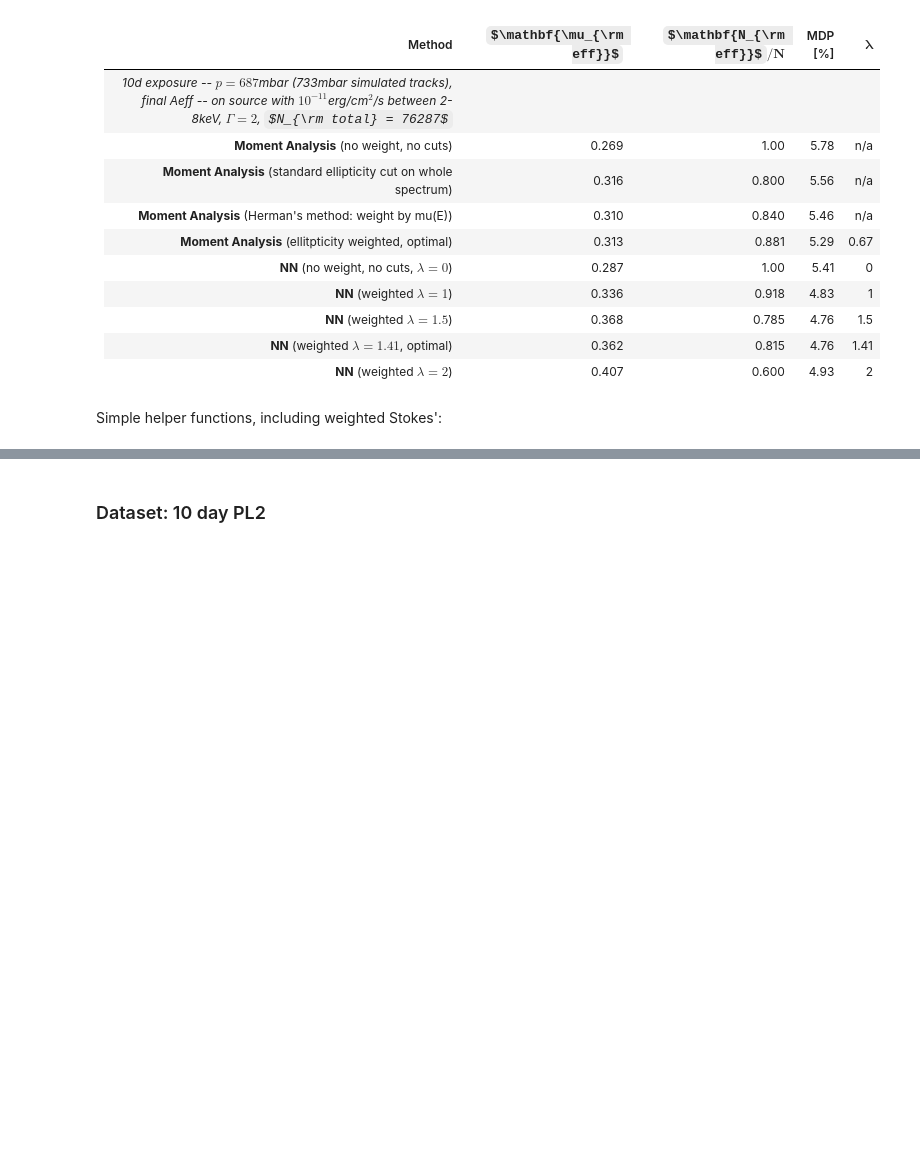
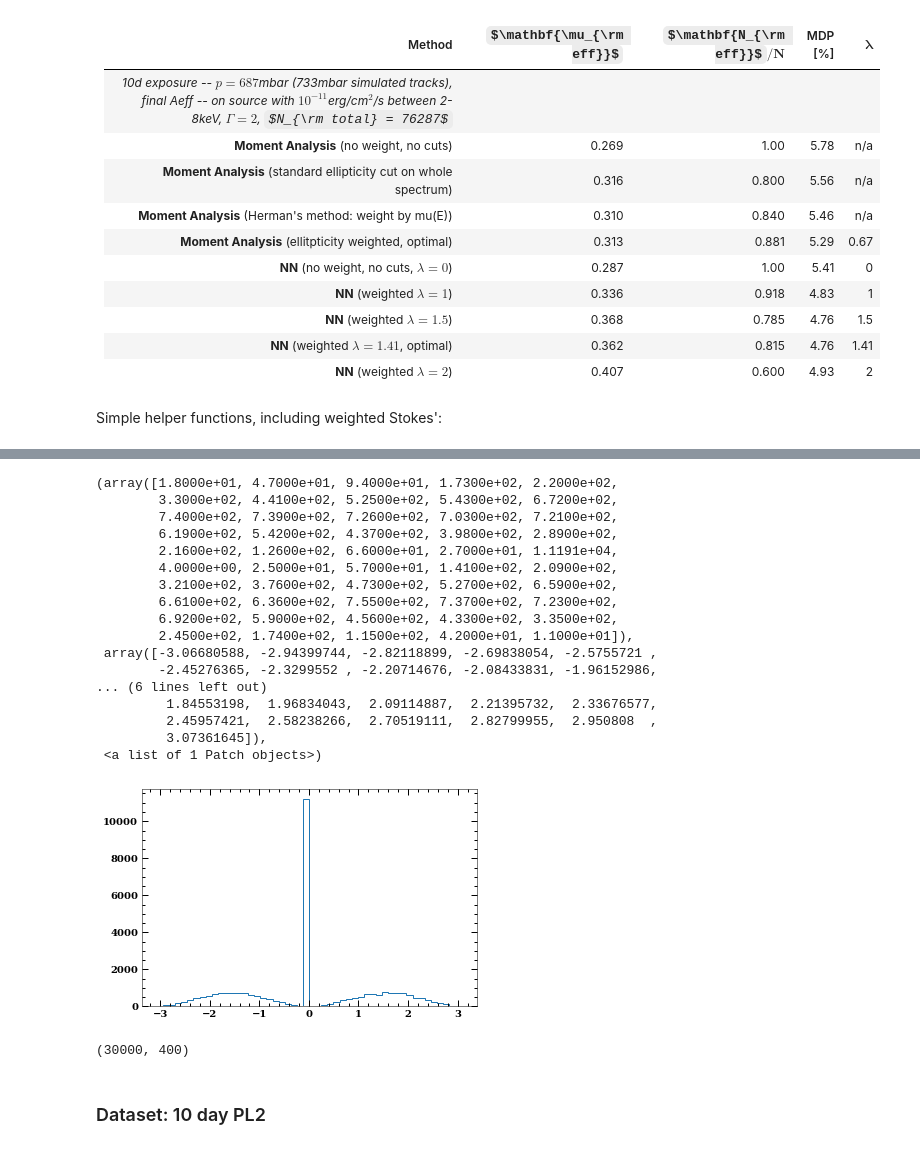
Before and after one commit to alpv95/IXPEML, a Jupyter notebook: notebooks/MDP_Check.ipynb, the cells around one changed output, grey strips where cells are left out. Saved outputs shown, nothing was run; the diff lists cells and outputs as text; code cells hidden in the pictures; some formulas as TeX source; blank space fills up the shorter version.

```diff
--- a/notebooks/MDP_Check.ipynb
+++ b/notebooks/MDP_Check.ipynb
@@ -155,0 +204,5 @@ def circular_mean_weight(angles, weights, axis):
+# %%
+with fits.open(home_dir + 'data/TEST/gen4_10p0.fits', memmap=False) as hdut:
+    print(hdut.info())
+    data = hdut[3].data
+    print(hdut[0].header)
@@ -156,3 +218,28 @@ def circular_mean_weight(angles, weights, axis):
+# %%
+plt.hist(data['PE_PHI'],histtype='step', bins=50)
+# %% [output]
+(array([1.8000e+01, 4.7000e+01, 9.4000e+01, 1.7300e+02, 2.2000e+02,
+        3.3000e+02, 4.4100e+02, 5.2500e+02, 5.4300e+02, 6.7200e+02,
+        7.4000e+02, 7.3900e+02, 7.2600e+02, 7.0300e+02, 7.2100e+02,
+        6.1900e+02, 5.4200e+02, 4.3700e+02, 3.9800e+02, 2.8900e+02,
+        2.1600e+02, 1.2600e+02, 6.6000e+01, 2.7000e+01, 1.1191e+04,
+        4.0000e+00, 2.5000e+01, 5.7000e+01, 1.4100e+02, 2.0900e+02,
+        3.2100e+02, 3.7600e+02, 4.7300e+02, 5.2700e+02, 6.5900e+02,
+        6.6100e+02, 6.3600e+02, 7.5500e+02, 7.3700e+02, 7.2300e+02,
+        6.9200e+02, 5.9000e+02, 4.5600e+02, 4.3300e+02, 3.3500e+02,
+        2.4500e+02, 1.7400e+02, 1.1500e+02, 4.2000e+01, 1.1000e+01]),
+ array([-3.06680588, -2.94399744, -2.82118899, -2.69838054, -2.5755721 ,
+        -2.45276365, -2.3299552 , -2.20714676, -2.08433831, -1.96152986,
+... (6 lines left out)
+         1.84553198,  1.96834043,  2.09114887,  2.21395732,  2.33676577,
+         2.45957421,  2.58238266,  2.70519111,  2.82799955,  2.950808  ,
+         3.07361645]),
+ <a list of 1 Patch objects>)
+[figure, added]
+# %%
+data['PIX_X'].shape
+# %% [output]
+(30000, 400)
 # %% [markdown]
 ### Dataset: 10 day PL2
 # %% [markdown]
```
Also changed, not shown: parts of 8 cells of this notebook, 6 other files.
